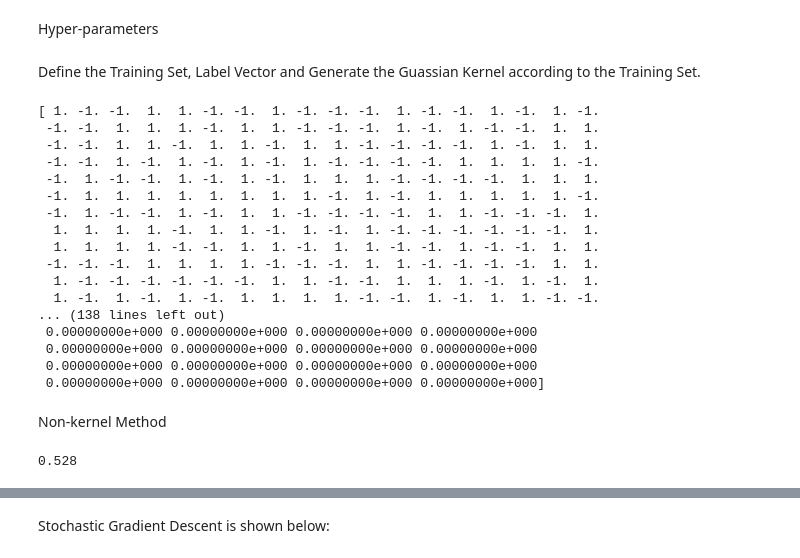
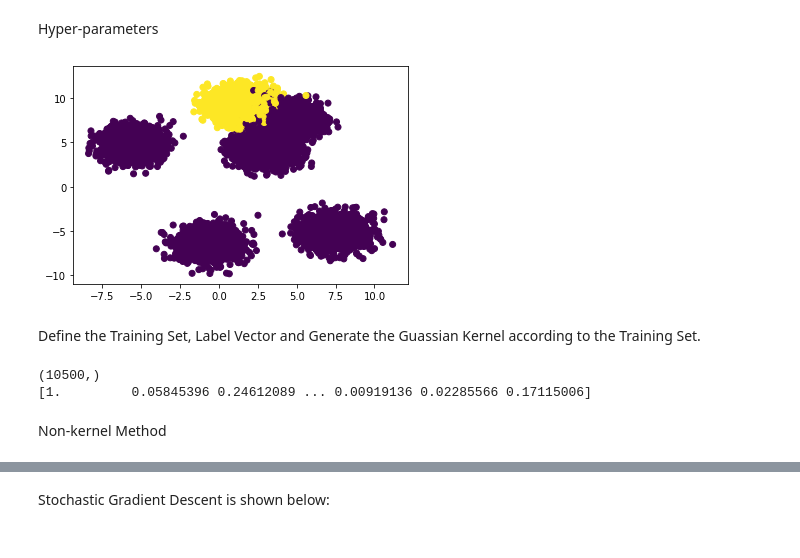
Before and after one commit to waystogetthere/Multi-task_Kernel_learning_Algorithm, a Jupyter notebook: Single-Task_1-Constraint_Kernel.ipynb, the cells around one changed output, grey strips where cells are left out. Saved outputs shown, nothing was run; the diff lists cells and outputs as text; code cells hidden in the pictures.

```diff
--- a/Single-Task_1-Constraint_Kernel.ipynb
+++ b/Single-Task_1-Constraint_Kernel.ipynb
@@ -12,12 +14,28 @@ import numpy as np
 # %% [markdown]
 Hyper-parameters
 # %%
-max_iteration = 30000
+max_iteration = 50000
 weight_decay = 0.01
-lr = 0.01
-NUM_EMPLOYEES = 500
-NUM_FEATURES = 20
-BANDWIDTH = 1
+NUM_EMPLOYEES = 10500
+NUM_TRAIN = 10000
+NUM_VAL = 500
+NUM_FEATURES = 2
+BANDWIDTH = 5
+# %%
+from sklearn.datasets import make_blobs
+from matplotlib import pyplot
+
+data, label = make_blobs(n_samples=NUM_EMPLOYEES, n_features=NUM_FEATURES, centers=6)
+label[label > 0] = -1
+label[label == 0] = 1
+
+# 绘制样本显示
+plt.scatter(data[:, 0], data[:, 1], c=label)
+plt.show()
+
+# print(label)
+# %% [output]
+[figure, added]
 # %% [markdown]
 Define the Training Set, Label Vector and Generate the Guassian Kernel according to the Training Set.
 # %%
@@ -26,8 +44,10 @@ X = np.random.normal(loc=0.0, scale=10.0, size=(NUM_EMPLOYEES, NUM_FEATURES)) #
 Y = np.random.normal(loc=0.0, scale=5.0, size=NUM_EMPLOYEES) # the Label Vector
 Y[Y > 0] = 1
 Y[Y < 0] = -1
-print(Y)
-print(np.sum(Y>0))
+
+X = data
+Y = label
+print(Y.shape)
 # the BandWidth of Guassian Kernel.
 square = np.sum(X ** 2, axis=1)
 column_vec = square[:, np.newaxis]
@@ -36,22 +56,7 @@ row_vec = square[np.newaxis, :]
 Gaussian_Kernel = np.exp(-1 * (-2 * X.dot(X.T) + column_vec + row_vec) / (2 * BANDWIDTH ** 2)) # the Gaussian Kernel
 print(Gaussian_Kernel[0,:])
 
-alpha = np.zeros(NUM_EMPLOYEES) # alpha recording the times that each sample has a non-zero loss
+# alpha = np.ones(NUM_TRAIN) # alpha recording the times that each sample has a non-zero loss
 # %% [output]
-[ 1. -1. -1.  1.  1. -1. -1.  1. -1. -1. -1.  1. -1. -1.  1. -1.  1. -1.
- -1. -1.  1.  1.  1. -1.  1.  1. -1. -1. -1.  1. -1.  1. -1. -1.  1.  1.
- -1. -1.  1.  1. -1.  1.  1. -1.  1.  1. -1. -1. -1. -1.  1. -1.  1.  1.
- -1. -1.  1. -1.  1. -1.  1. -1.  1. -1. -1. -1. -1.  1.  1.  1.  1. -1.
- -1.  1. -1. -1.  1. -1.  1. -1.  1.  1.  1. -1. -1. -1. -1.  1.  1.  1.
- -1.  1.  1.  1.  1.  1.  1.  1.  1. -1.  1. -1.  1.  1.  1.  1.  1. -1.
- -1.  1. -1. -1.  1. -1.  1.  1. -1. -1. -1. -1.  1.  1. -1. -1. -1.  1.
-  1.  1.  1.  1. -1.  1.  1. -1.  1. -1.  1. -1. -1. -1. -1. -1. -1.  1.
-  1.  1.  1.  1. -1. -1.  1.  1. -1.  1.  1. -1. -1.  1. -1. -1.  1.  1.
- -1. -1. -1.  1.  1.  1.  1. -1. -1. -1.  1.  1. -1. -1. -1. -1.  1.  1.
-  1. -1. -1. -1. -1. -1. -1.  1.  1. -1. -1.  1.  1.  1. -1.  1. -1.  1.
-  1. -1.  1. -1.  1. -1.  1.  1.  1.  1. -1. -1.  1. -1.  1.  1. -1. -1.
-... (138 lines left out)
- 0.00000000e+000 0.00000000e+000 0.00000000e+000 0.00000000e+000
- 0.00000000e+000 0.00000000e+000 0.00000000e+000 0.00000000e+000
- 0.00000000e+000 0.00000000e+000 0.00000000e+000 0.00000000e+000
- 0.00000000e+000 0.00000000e+000 0.00000000e+000 0.00000000e+000]
+(10500,)
+[1.         0.05845396 0.24612089 ... 0.00919136 0.02285566 0.17115006]
@@ -58,14 +71,2 @@ alpha = np.zeros(NUM_EMPLOYEES) # alpha recording the times that each sample has
 # %% [markdown]
 Non-kernel Method
-# %%
-w = np.zeros(NUM_FEATURES)
-for t in range(max_iteration):
-    dw = np.zeros_like(w)
-
-    index = int(np.random.rand() * NUM_EMPLOYEES)  # select one sample from training set randomly.
-    if 1 - Y[index] * X.dot(w)[index] > 0:
-        dw += -Y[index] * X[index]
-    w -= lr * dw
-print(np.sum(Y * X.dot(w) >= 1) / NUM_EMPLOYEES)
-# %% [output]
-0.528
```
Also changed, not shown: parts of 10 cells of this notebook.
